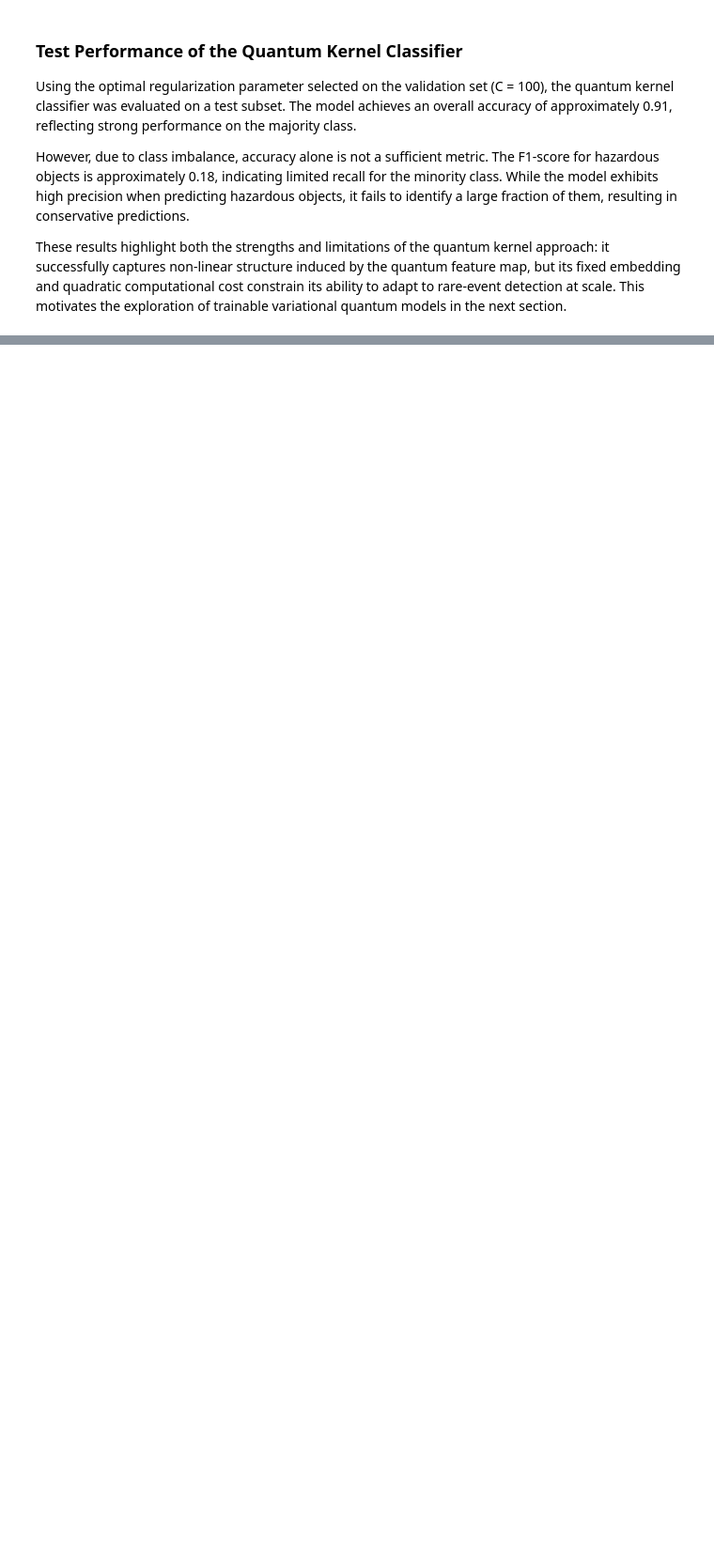
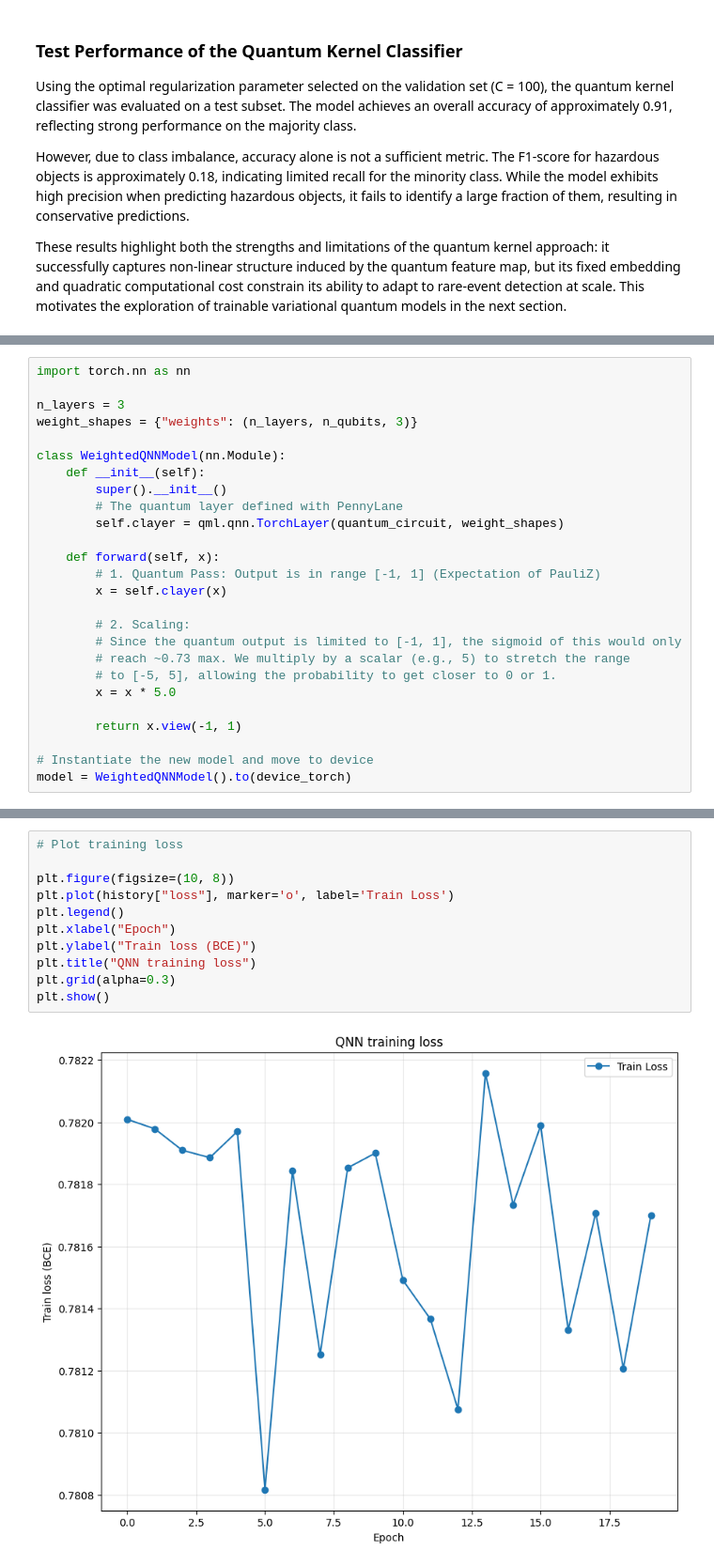
Before and after one commit to david-bazalduaa/Quantum-Machine-Learning-for-Hazard-Prediction-of-Near-Earth-Objects, a Jupyter notebook: project.ipynb, the cells around one changed output, grey strips where cells are left out. Shown: that part at 94% size. Drawn from its saved outputs; the diff is of its cells as text; blank space fills up the shorter version.

```diff
--- a/project.ipynb
+++ b/project.ipynb
@@ -439,0 +497,26 @@ These results highlight both the strengths and limitations of the quantum kernel
+# %%
+import torch.nn as nn
+
+n_layers = 3
+weight_shapes = {"weights": (n_layers, n_qubits, 3)}
+
+class WeightedQNNModel(nn.Module):
+    def __init__(self):
+        super().__init__()
+        # The quantum layer defined with PennyLane
+        self.clayer = qml.qnn.TorchLayer(quantum_circuit, weight_shapes)
+
+    def forward(self, x):
+        # 1. Quantum Pass: Output is in range [-1, 1] (Expectation of PauliZ)
+        x = self.clayer(x)
+
+        # 2. Scaling:
+        # Since the quantum output is limited to [-1, 1], the sigmoid of this would only
+        # reach ~0.73 max. We multiply by a scalar (e.g., 5) to stretch the range
+        # to [-5, 5], allowing the probability to get closer to 0 or 1.
+        x = x * 5.0
+
+        return x.view(-1, 1)
+
+# Instantiate the new model and move to device
+model = WeightedQNNModel().to(device_torch)
@@ -439,0 +658,13 @@ These results highlight both the strengths and limitations of the quantum kernel
+# %%
+# Plot training loss
+
+plt.figure(figsize=(10, 8))
+plt.plot(history["loss"], marker='o', label='Train Loss')
+plt.legend()
+plt.xlabel("Epoch")
+plt.ylabel("Train loss (BCE)")
+plt.title("QNN training loss")
+plt.grid(alpha=0.3)
+plt.show()
+# %% [output]
+[figure, added]
```
Also changed, not shown: parts of 10 cells of this notebook.
